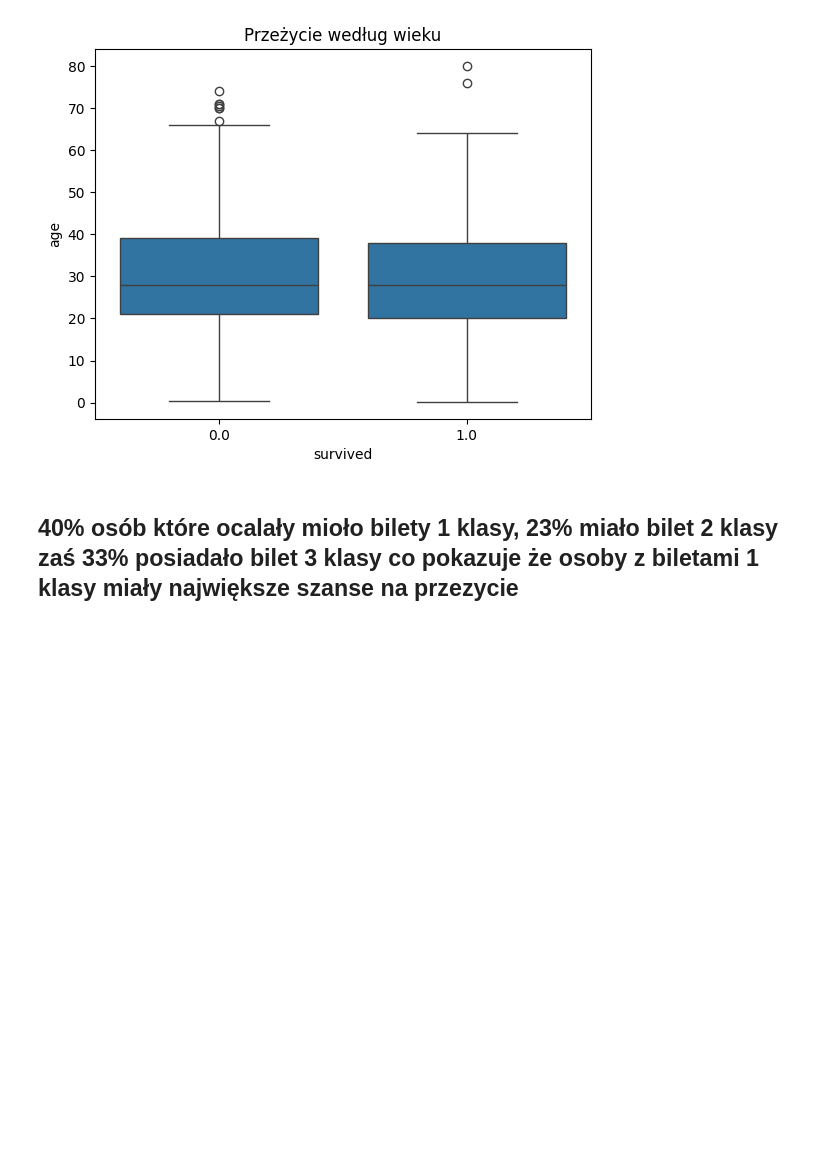
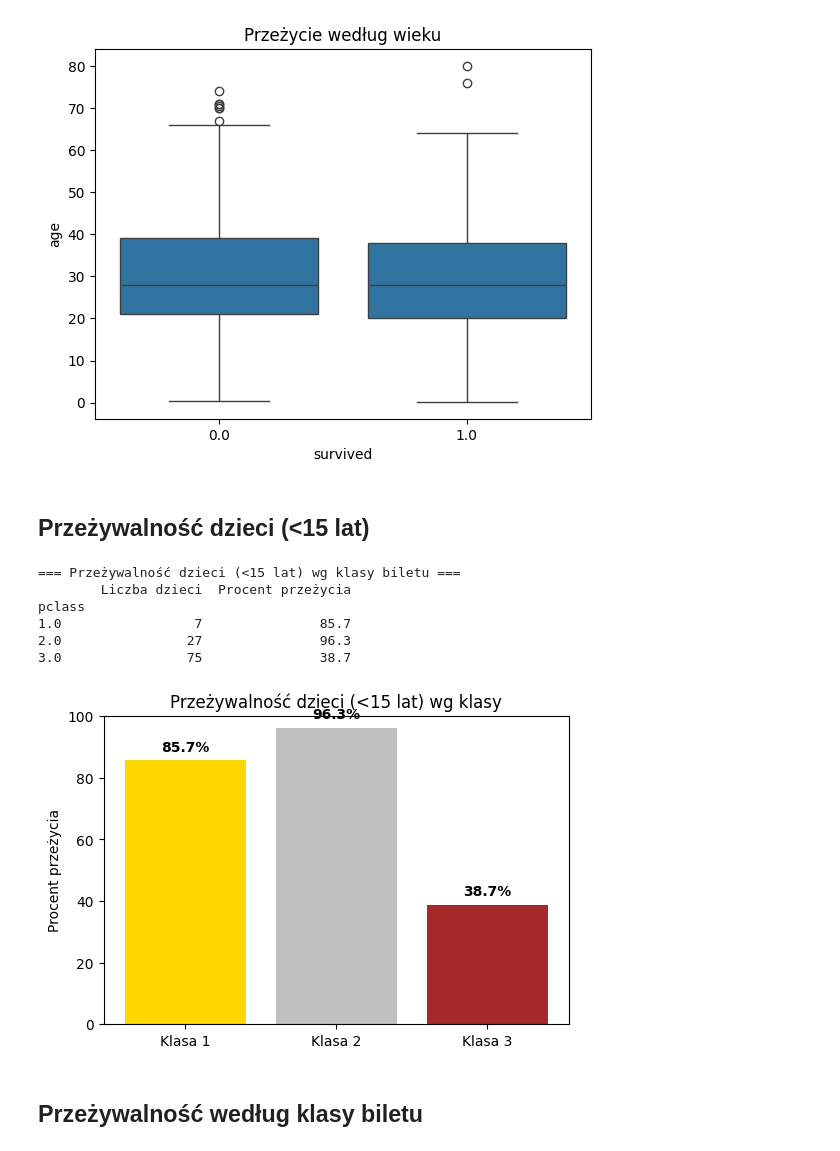
Before and after one commit to Miroslaw7224/My_Ai_Portfolio, a Jupyter notebook: docs/Titanic/titanic.ipynb, the cells around one changed output. Saved outputs shown, nothing was run; the diff lists cells and outputs as text; code cells hidden in the pictures; blank space fills up the shorter version.

```diff
--- a/docs/Titanic/titanic.ipynb
+++ b/docs/Titanic/titanic.ipynb
@@ -203,6 +188,44 @@ plt.title("Przeżycie według wieku")
 plt.show()
 # %% [output]
 [figure]
+# %% [markdown]
+## Przeżywalność dzieci (<15 lat)
+# %%
+# Filtrujemy dzieci (< 15 lat)
+children = df[df['age'] < 15]
+
+# Grupujemy wg klasy i liczymy statystyki
+survival_by_class = children.groupby('pclass')['survived'].agg(['count', 'mean'])
+survival_by_class.columns = ['Liczba dzieci', 'Procent przeżycia']
+survival_by_class['Procent przeżycia'] = (survival_by_class['Procent przeżycia'] * 100).round(1)
+
+# Wyświetlenie tabeli
+print("=== Przeżywalność dzieci (<15 lat) wg klasy biletu ===")
+print(survival_by_class)
+
+# Wizualizacja
+plt.figure(figsize=(6,4))
+bars = plt.bar([f'Klasa {int(i)}' for i in survival_by_class.index],
+               survival_by_class['Procent przeżycia'],
+               color=['gold', 'silver', 'brown'])
+plt.title('Przeżywalność dzieci (<15 lat) wg klasy')
+plt.ylabel('Procent przeżycia')
+plt.ylim(0, 100)
+
+# Dodanie wartości na słupkach
+for bar, percentage in zip(bars, survival_by_class['Procent przeżycia']):
+    plt.text(bar.get_x() + bar.get_width()/2, bar.get_height() + 2,
+             f'{percentage:.1f}%', ha='center', va='bottom', fontweight='bold')
+
+plt.show()
+# %% [output]
+=== Przeżywalność dzieci (<15 lat) wg klasy biletu ===
+        Liczba dzieci  Procent przeżycia
+pclass
+1.0                 7               85.7
+2.0                27               96.3
+3.0                75               38.7
+[figure, added]
 # %% [markdown]
-## 40% osób które ocalały mioło bilety 1 klasy, 23% miało bilet 2 klasy zaś 33% posiadało bilet 3 klasy co pokazuje że osoby z biletami 1 klasy miały największe szanse na przezycie
+## Przeżywalność według klasy biletu
 # %%
```
Also changed, not shown: parts of 40 cells of this notebook, 3 other files.
